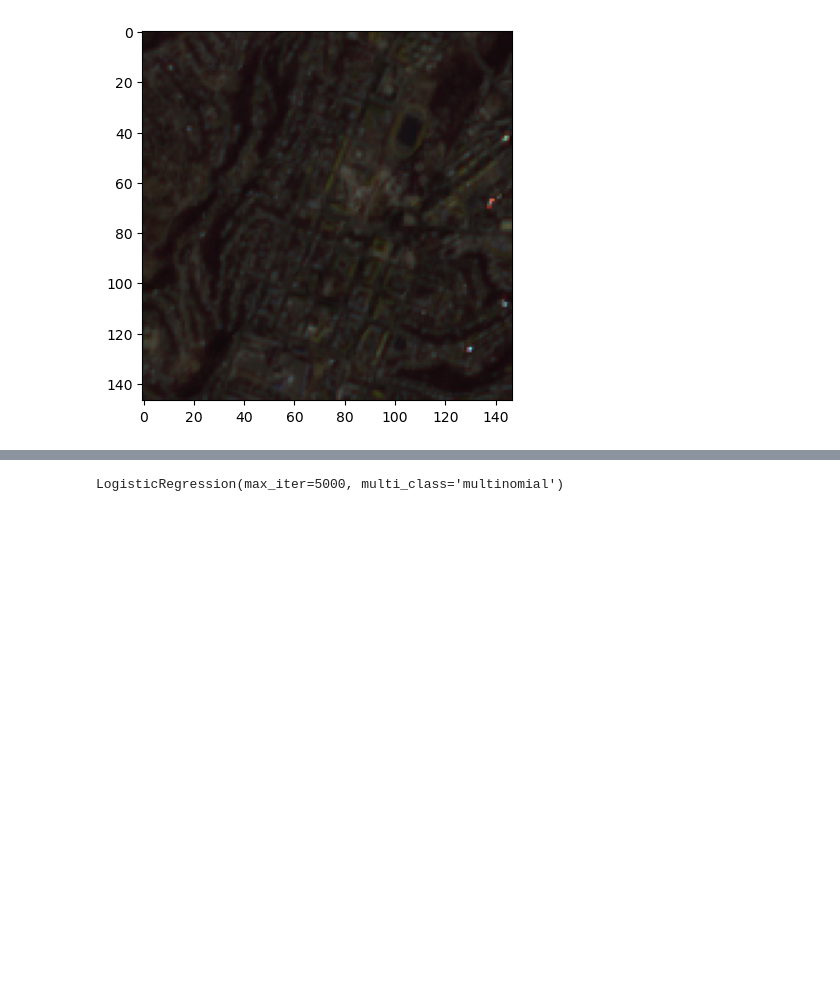
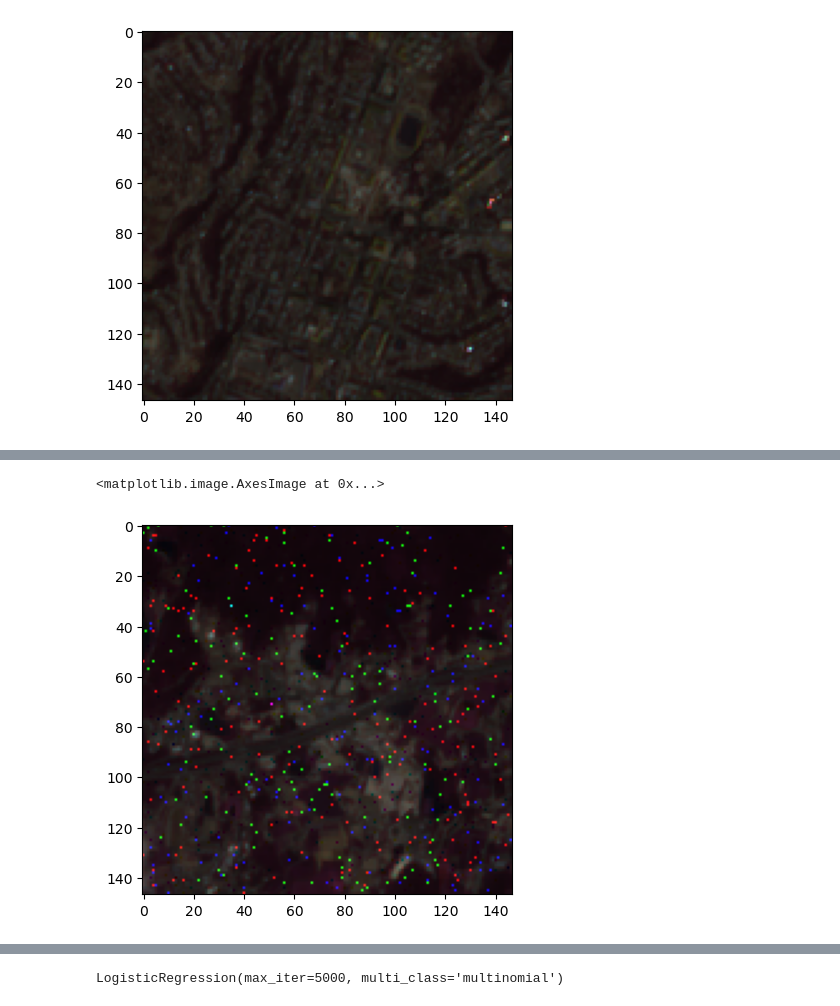
Before and after one commit to AbhishekVangipuram/CS229FinalProj, a Jupyter notebook: exploration.ipynb, the cells around one changed output, grey strips where cells are left out. Saved outputs shown, nothing was run; the diff lists cells and outputs as text; code cells hidden in the pictures; blank space fills up the shorter version.

```diff
--- a/exploration.ipynb
+++ b/exploration.ipynb
@@ -133,0 +167,2 @@ plt.imshow(low_res[100])
+# %%
+low_res_aug = np.load('low_res_aug.npy')
@@ -133,0 +173,5 @@ plt.imshow(low_res[100])
+# %%
+plt.imshow(low_res_aug[6500])
+# %% [output]
+<matplotlib.image.AxesImage at 0x...>
+[figure, added]
```
Also changed, not shown: parts of 9 cells of this notebook, 2 other files.
